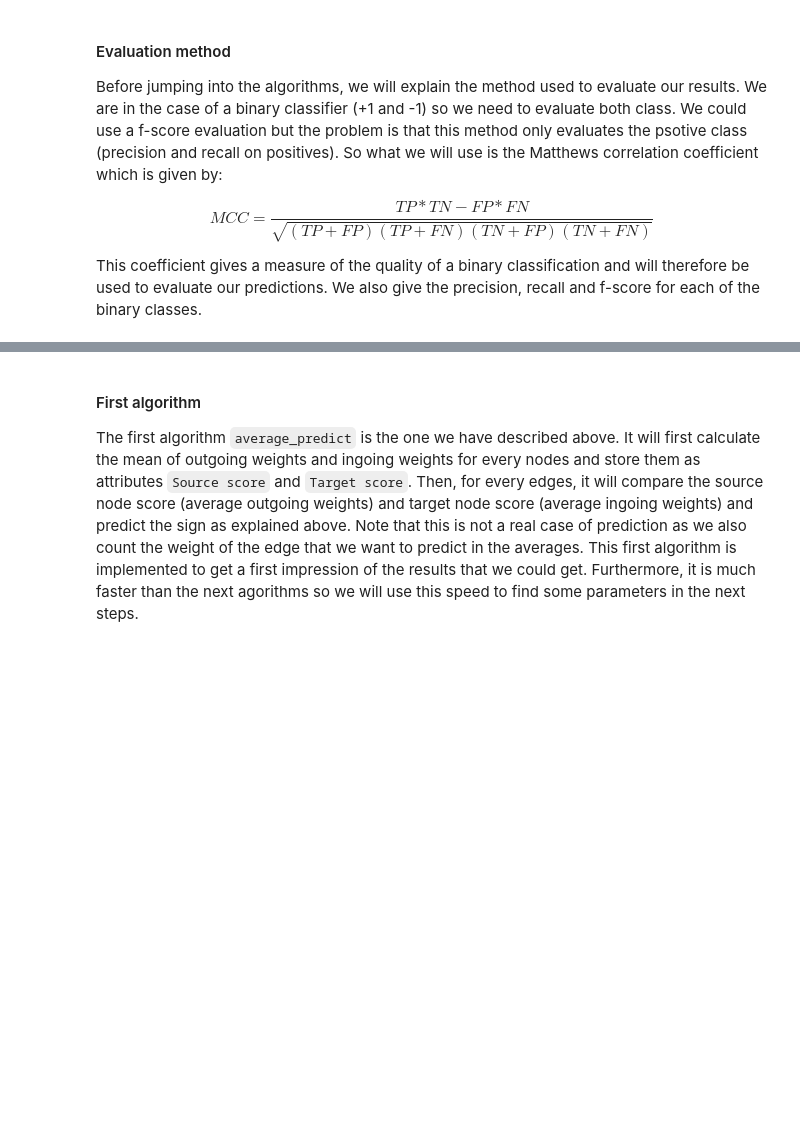
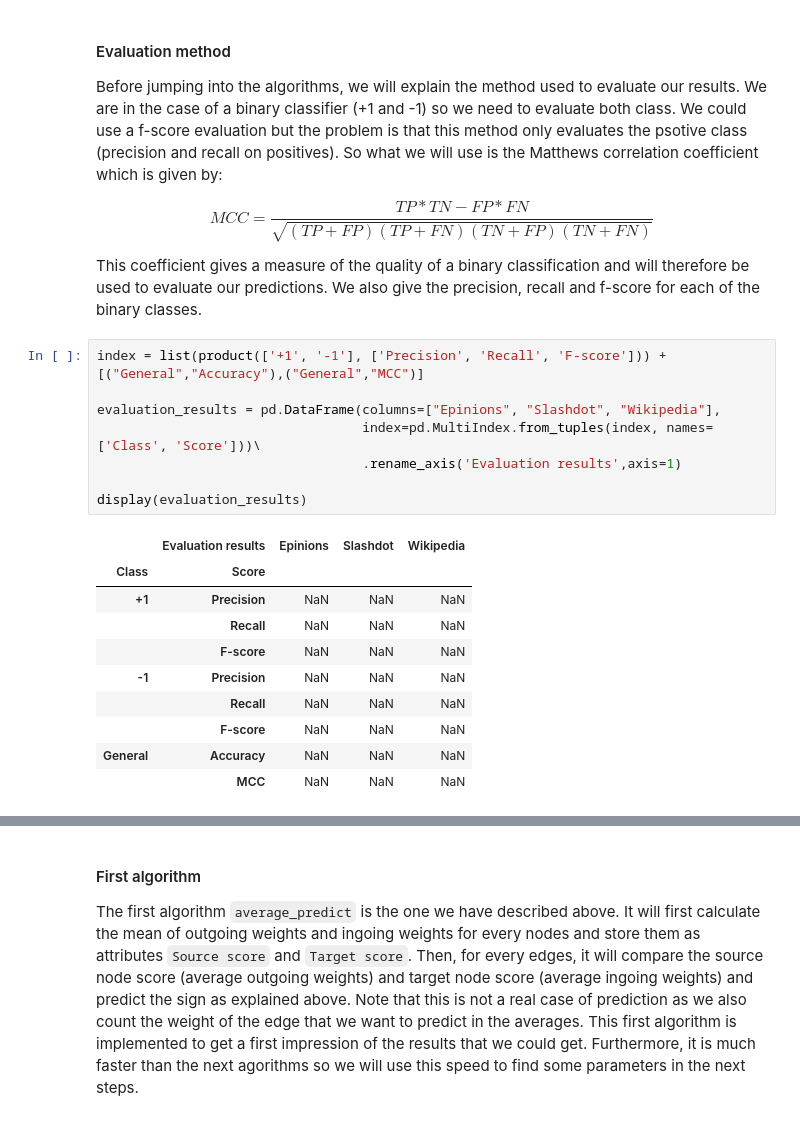
Before and after one commit to epfl-ada/ada-2020-project-milestone-p3-p3_daddario, a Jupyter notebook: creative_extension.ipynb, the cells around one changed output, grey strips where cells are left out. Saved outputs shown, nothing was run; the diff lists cells and outputs as text; blank space fills up the shorter version.

```diff
--- a/creative_extension.ipynb
+++ b/creative_extension.ipynb
@@ -63,5 +62,24 @@ Before jumping into the algorithms, we will explain the method used to evaluate
 $$ MCC=\frac{TP*TN-FP*FN}{\sqrt{(TP+FP)(TP+FN)(TN+FP)(TN+FN)}} $$
 
 This coefficient gives a measure of the quality of a binary classification and will therefore be used to evaluate our predictions. We also give the precision, recall and f-score for each of the binary classes.
+# %%
+index = list(product(['+1', '-1'], ['Precision', 'Recall', 'F-score'])) + [("General","Accuracy"),("General","MCC")]
+
+evaluation_results = pd.DataFrame(columns=["Epinions", "Slashdot", "Wikipedia"],
+                                  index=pd.MultiIndex.from_tuples(index, names=['Class', 'Score']))\
+                                  .rename_axis('Evaluation results',axis=1)
+
+display(evaluation_results)
+# %% [output]
+|  | Evaluation results | Epinions | Slashdot | Wikipedia |
+| Class | Score |  |  |  |
+| +1 | Precision | NaN | NaN | NaN |
+|  | Recall | NaN | NaN | NaN |
+|  | F-score | NaN | NaN | NaN |
+| -1 | Precision | NaN | NaN | NaN |
+|  | Recall | NaN | NaN | NaN |
+|  | F-score | NaN | NaN | NaN |
+| General | Accuracy | NaN | NaN | NaN |
+|  | MCC | NaN | NaN | NaN |
 # %%
 def weighted_average_evaluation(G):
```
Also changed, not shown: parts of 38 cells of this notebook.
